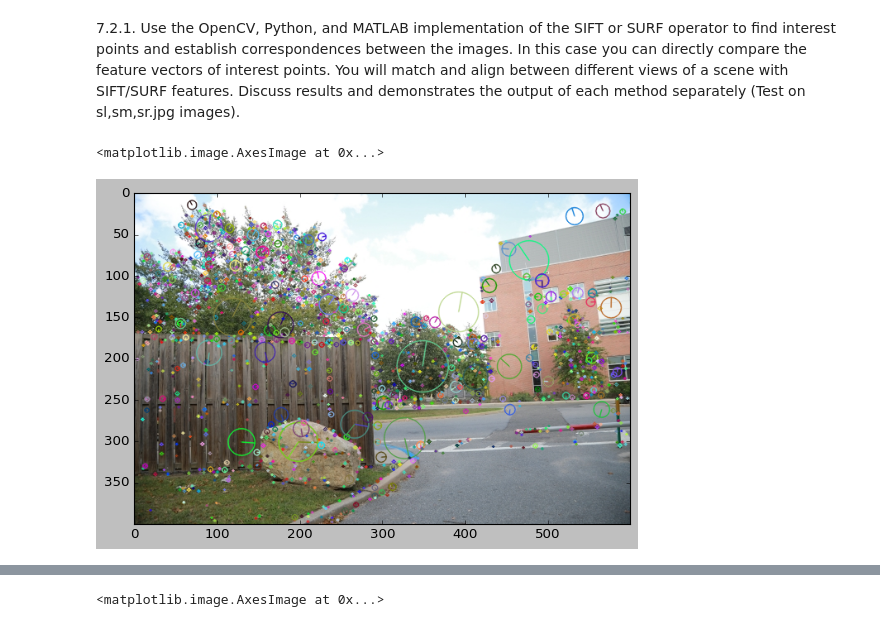
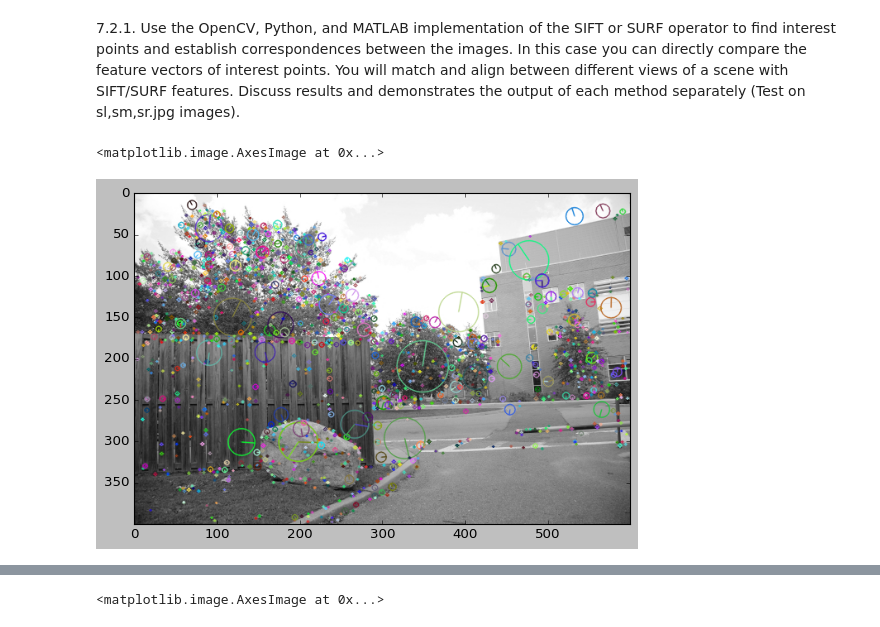
Before and after one commit to TahaTabatabaei/computer-vision, a Jupyter notebook: hw7/main.ipynb, the cells around one changed output, grey strips where cells are left out. Drawn from its saved outputs; the diff is of its cells as text; code cells hidden in the pictures.

```diff
--- a/hw7/main.ipynb
+++ b/hw7/main.ipynb
@@ -24,19 +24,19 @@ sift = cv2.SIFT_create()
 # %%
 sl = cv2.imread('sl.jpg')
 sl = cv2.cvtColor(sl, cv2.COLOR_BGR2RGB)
 sl_gray = cv2.cvtColor(sl, cv2.COLOR_BGR2GRAY)
 
 # find keypoints and descriptors
 sl_kp , sl_desc = sift.detectAndCompute(sl_gray.copy(),None)
 
 # draws the small circles on the locations of keypoints
 # cv2.DRAW_MATCHES_FLAGS_DRAW_RICH_KEYPOINTS --> show keypoints orientation, also stronger keypoints get bigger circles
-img=cv2.drawKeypoints(sl.copy(),sl_kp,None,flags=cv2.DRAW_MATCHES_FLAGS_DRAW_RICH_KEYPOINTS)
+img=cv2.drawKeypoints(sl_gray.copy(),sl_kp,None,flags=cv2.DRAW_MATCHES_FLAGS_DRAW_RICH_KEYPOINTS)
 
 plt.imshow(img)
 # %% [output]
 <matplotlib.image.AxesImage at 0x...>
-[figure, old version]
+[figure, new version]
 # %%
 sm = cv2.imread('sm.jpg')
 sm = cv2.cvtColor(sm, cv2.COLOR_BGR2RGB)
```
Also changed, not shown: parts of 11 cells of this notebook, 5 other files.
